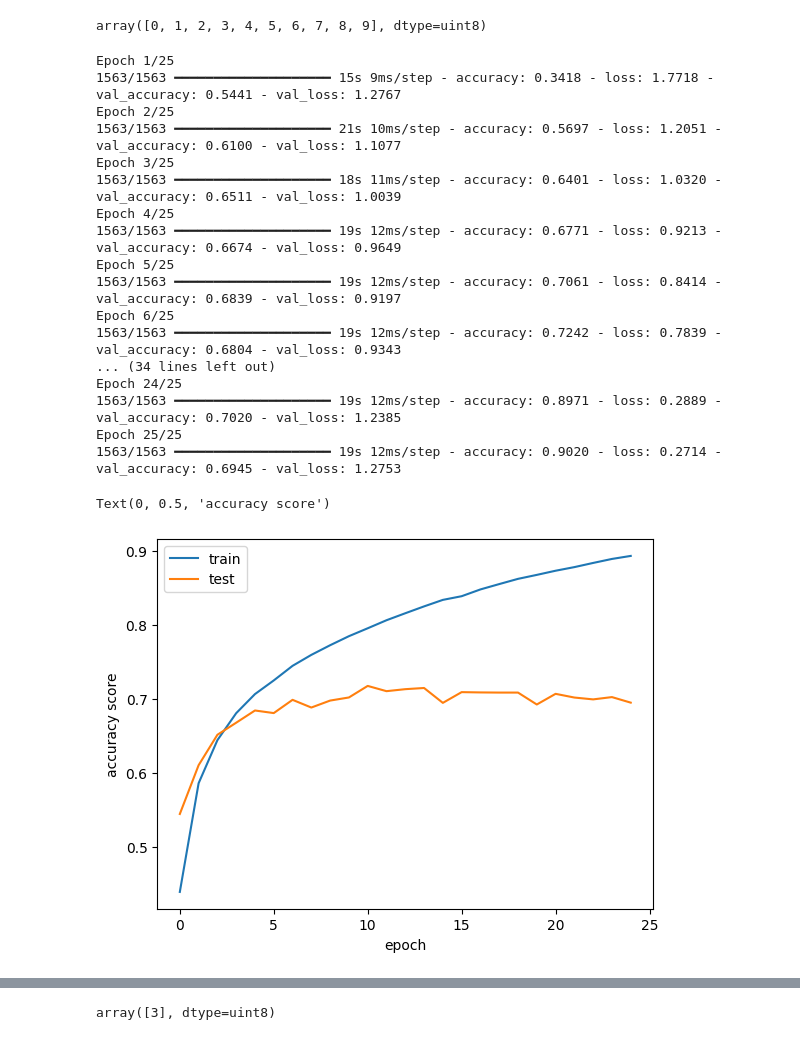
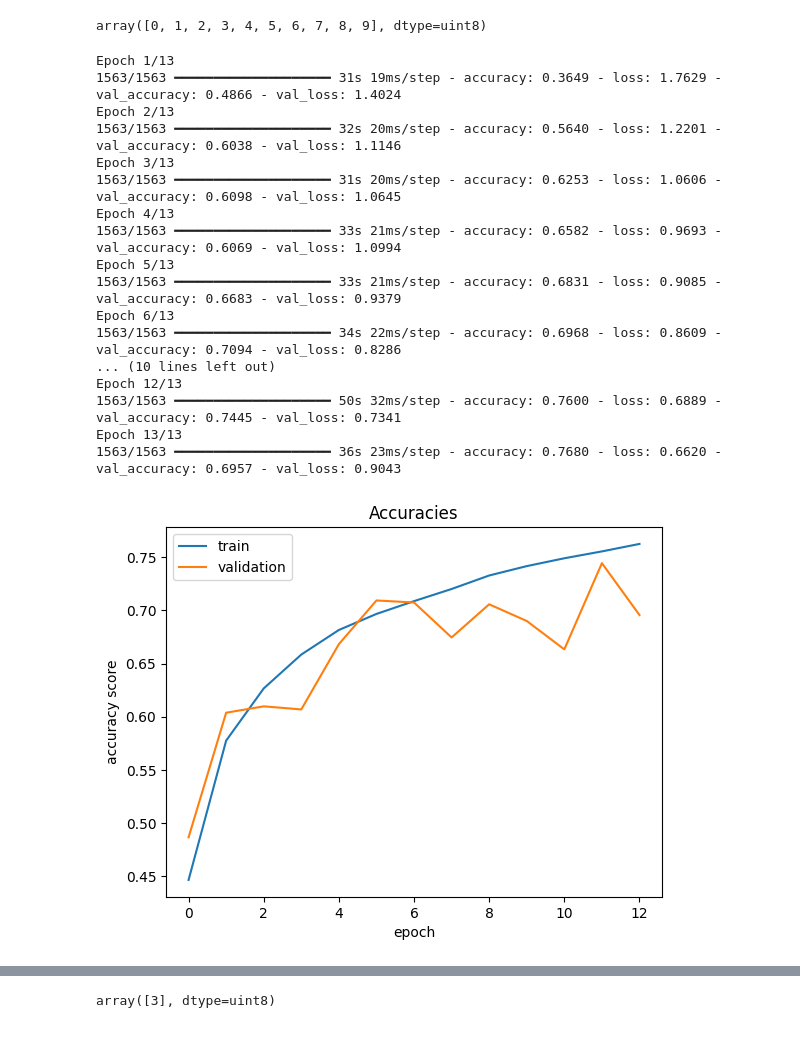
Before and after one commit to Nirikshan95/-Basic-CNN-for-Image-Classification-on-CIFAR-10, a Jupyter notebook: notebooks/cnn_cifar10.ipynb, the cells around one changed output, grey strips where cells are left out. Cells and saved outputs as stored; diff of their text form; code cells hidden in the pictures.

```diff
--- a/notebooks/cnn_cifar10.ipynb
+++ b/notebooks/cnn_cifar10.ipynb
@@ -71,42 +77,51 @@ model=krs.models.Sequential()
 # %%
 #layers
 model.add(krs.layers.Conv2D(30,(3,3),activation='relu',input_shape=(32,32,3)))
+model.add(krs.layers.BatchNormalization())
 model.add(krs.layers.MaxPooling2D((2,2)))
+
 model.add(krs.layers.Conv2D(60,(3,3),activation='relu'))
+model.add(krs.layers.BatchNormalization())
 model.add(krs.layers.MaxPooling2D((2,2)))
+
 model.add(krs.layers.Conv2D(90,(3,3),activation='relu'))
 model.add(krs.layers.MaxPooling2D((2,2)))
+
 model.add(krs.layers.Flatten())
+model.add(krs.layers.Dropout(0.4))
 model.add(krs.layers.Dense(60,activation='relu'))
 model.add(krs.layers.Dense(10,activation='softmax'))
 # %%
 model.compile(optimizer='adam',loss='sparse_categorical_crossentropy',metrics=['accuracy'])
 # %%
-history=model.fit(scaled_train_x,train_labels,validation_data=(scaled_test_x,test_labels),epochs=25)
+history=model.fit(scaled_train_x,train_labels,validation_data=(scaled_test_x,test_labels),epochs=13)
 # %% [output]
-Epoch 1/25
-1563/1563 ━━━━━━━━━━━━━━━━━━━━ 15s 9ms/step - accuracy: 0.3418 - loss: 1.7718 - val_accuracy: 0.5441 - val_loss: 1.2767
-Epoch 2/25
-1563/1563 ━━━━━━━━━━━━━━━━━━━━ 21s 10ms/step - accuracy: 0.5697 - loss: 1.2051 - val_accuracy: 0.6100 - val_loss: 1.1077
-Epoch 3/25
-1563/1563 ━━━━━━━━━━━━━━━━━━━━ 18s 11ms/step - accuracy: 0.6401 - loss: 1.0320 - val_accuracy: 0.6511 - val_loss: 1.0039
-Epoch 4/25
-1563/1563 ━━━━━━━━━━━━━━━━━━━━ 19s 12ms/step - accuracy: 0.6771 - loss: 0.9213 - val_accuracy: 0.6674 - val_loss: 0.9649
-Epoch 5/25
-1563/1563 ━━━━━━━━━━━━━━━━━━━━ 19s 12ms/step - accuracy: 0.7061 - loss: 0.8414 - val_accuracy: 0.6839 - val_loss: 0.9197
-Epoch 6/25
-1563/1563 ━━━━━━━━━━━━━━━━━━━━ 19s 12ms/step - accuracy: 0.7242 - loss: 0.7839 - val_accuracy: 0.6804 - val_loss: 0.9343
-... (34 lines left out)
-Epoch 24/25
-1563/1563 ━━━━━━━━━━━━━━━━━━━━ 19s 12ms/step - accuracy: 0.8971 - loss: 0.2889 - val_accuracy: 0.7020 - val_loss: 1.2385
-Epoch 25/25
-1563/1563 ━━━━━━━━━━━━━━━━━━━━ 19s 12ms/step - accuracy: 0.9020 - loss: 0.2714 - val_accuracy: 0.6945 - val_loss: 1.2753
+Epoch 1/13
+1563/1563 ━━━━━━━━━━━━━━━━━━━━ 31s 19ms/step - accuracy: 0.3649 - loss: 1.7629 - val_accuracy: 0.4866 - val_loss: 1.4024
+Epoch 2/13
+1563/1563 ━━━━━━━━━━━━━━━━━━━━ 32s 20ms/step - accuracy: 0.5640 - loss: 1.2201 - val_accuracy: 0.6038 - val_loss: 1.1146
+Epoch 3/13
+1563/1563 ━━━━━━━━━━━━━━━━━━━━ 31s 20ms/step - accuracy: 0.6253 - loss: 1.0606 - val_accuracy: 0.6098 - val_loss: 1.0645
+Epoch 4/13
+1563/1563 ━━━━━━━━━━━━━━━━━━━━ 33s 21ms/step - accuracy: 0.6582 - loss: 0.9693 - val_accuracy: 0.6069 - val_loss: 1.0994
+Epoch 5/13
+1563/1563 ━━━━━━━━━━━━━━━━━━━━ 33s 21ms/step - accuracy: 0.6831 - loss: 0.9085 - val_accuracy: 0.6683 - val_loss: 0.9379
+Epoch 6/13
+1563/1563 ━━━━━━━━━━━━━━━━━━━━ 34s 22ms/step - accuracy: 0.6968 - loss: 0.8609 - val_accuracy: 0.7094 - val_loss: 0.8286
+... (10 lines left out)
+Epoch 12/13
+1563/1563 ━━━━━━━━━━━━━━━━━━━━ 50s 32ms/step - accuracy: 0.7600 - loss: 0.6889 - val_accuracy: 0.7445 - val_loss: 0.7341
+Epoch 13/13
+1563/1563 ━━━━━━━━━━━━━━━━━━━━ 36s 23ms/step - accuracy: 0.7680 - loss: 0.6620 - val_accuracy: 0.6957 - val_loss: 0.9043
 # %%
+
+plt.title('Accuracies')
 plt.plot(history.history['accuracy'])
 plt.plot(history.history['val_accuracy'])
-plt.legend(['train','test'])
+plt.legend(['train','validation'])
 plt.xlabel("epoch")
 plt.ylabel("accuracy score")
+plt.savefig(f'{plots_path}/accuracies.png')
+plt.show()
 # %% [output]
-Text(0, 0.5, 'accuracy score')
-[figure, old version]
+[figure, new version]
```
Also changed, not shown: parts of 14 cells of this notebook, 5 other files.
